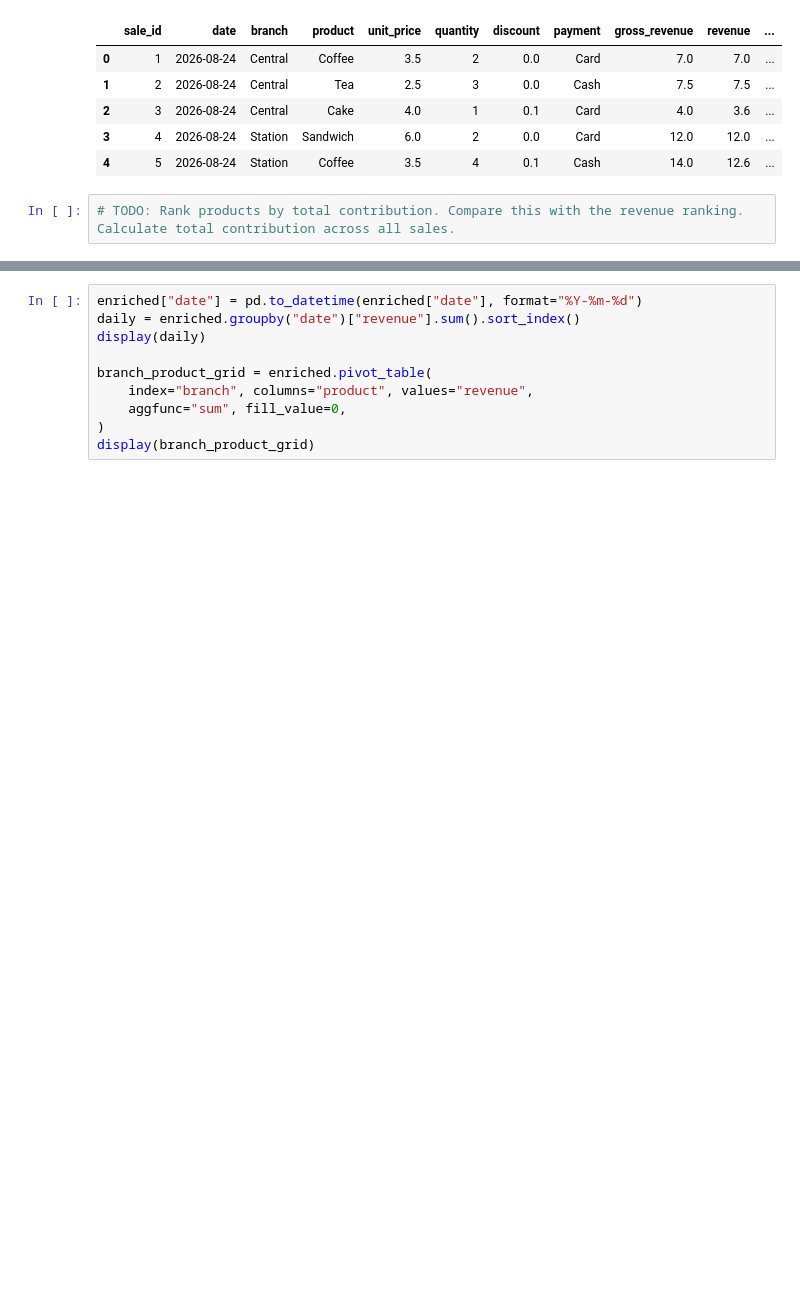
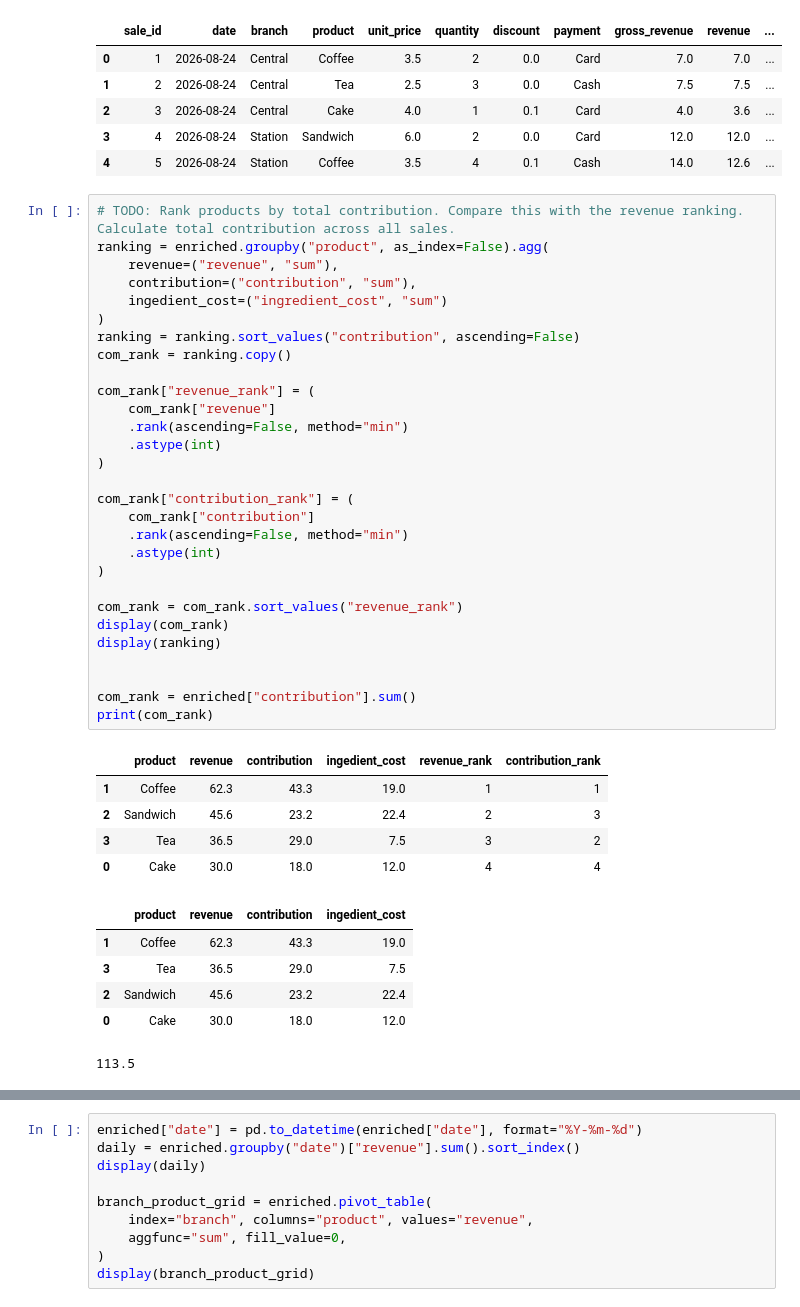
Before and after one commit to hubilic/numpy-projects, a Jupyter notebook: src/numpy_projects/Week15/data_engineering_week15_clean.ipynb, the cells around one changed output, grey strips where cells are left out. Saved outputs shown, nothing was run; the diff lists cells and outputs as text; blank space fills up the shorter version.

Commit message:
Add Week 15 contribution rankings and merge comparison

```diff
--- a/src/numpy_projects/Week15/data_engineering_week15_clean.ipynb
+++ b/src/numpy_projects/Week15/data_engineering_week15_clean.ipynb
@@ -301,5 +301,44 @@ enriched.head()
 | 4 | 5 | 2026-08-24 | Station | Coffee | 3.5 | 4 | 0.1 | Cash | 14.0 | 12.6 | ... |
 # %%
 # TODO: Rank products by total contribution. Compare this with the revenue ranking. Calculate total contribution across all sales.
+ranking = enriched.groupby("product", as_index=False).agg(
+    revenue=("revenue", "sum"),
+    contribution=("contribution", "sum"),
+    ingedient_cost=("ingredient_cost", "sum")
+)
+ranking = ranking.sort_values("contribution", ascending=False)
+com_rank = ranking.copy()
+
+com_rank["revenue_rank"] = (
+    com_rank["revenue"]
+    .rank(ascending=False, method="min")
+    .astype(int)
+)
+
+com_rank["contribution_rank"] = (
+    com_rank["contribution"]
+    .rank(ascending=False, method="min")
+    .astype(int)
+)
+
+com_rank = com_rank.sort_values("revenue_rank")
+display(com_rank)
+display(ranking)
+
+
+com_rank = enriched["contribution"].sum()
+print(com_rank)
+# %% [output]
+|  | product | revenue | contribution | ingedient_cost | revenue_rank | contribution_rank |
+| 1 | Coffee | 62.3 | 43.3 | 19.0 | 1 | 1 |
+| 2 | Sandwich | 45.6 | 23.2 | 22.4 | 2 | 3 |
+| 3 | Tea | 36.5 | 29.0 | 7.5 | 3 | 2 |
+| 0 | Cake | 30.0 | 18.0 | 12.0 | 4 | 4 |
+|  | product | revenue | contribution | ingedient_cost |
+| 1 | Coffee | 62.3 | 43.3 | 19.0 |
+| 3 | Tea | 36.5 | 29.0 | 7.5 |
+| 2 | Sandwich | 45.6 | 23.2 | 22.4 |
+| 0 | Cake | 30.0 | 18.0 | 12.0 |
+113.5
 # %%
 # TODO: Remove Tea from a copy of menu. Left-merge sales with this lookup using indicator=True and find unmatched sales. Compare with an inner merge. Keep menu and enriched unchanged.
```
Also changed, not shown: parts of 2 cells of this notebook.
